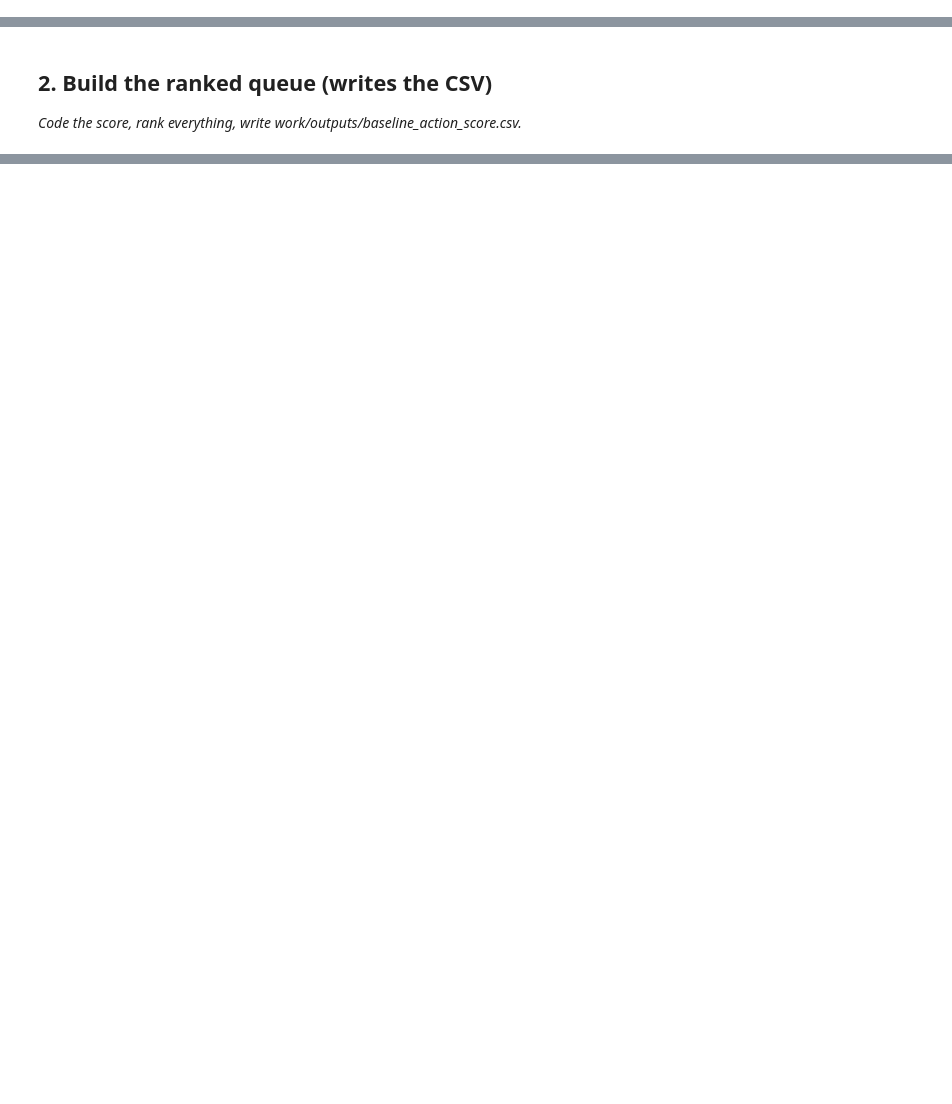
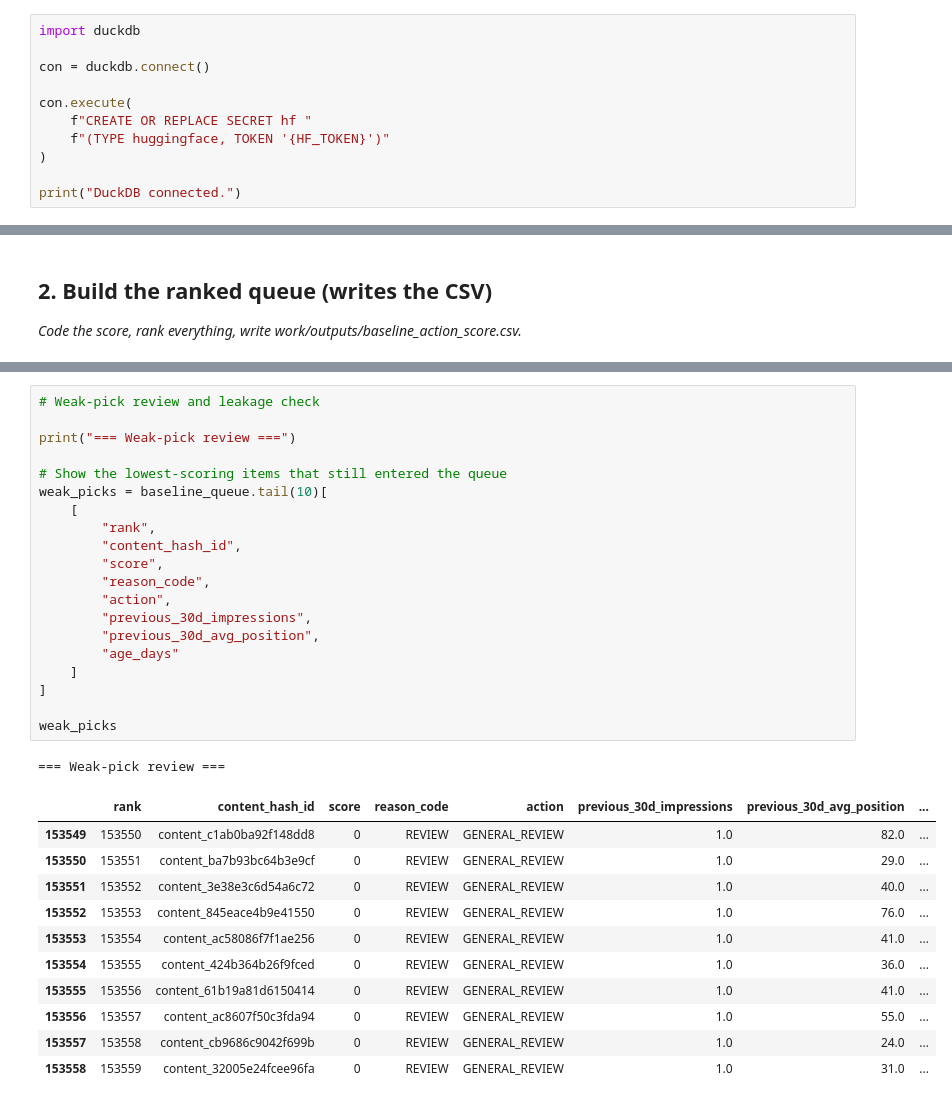
Before and after one commit to srivastava071/flyrank-ml-internship, a Jupyter notebook: work/notebooks/w04_baseline_score.ipynb, the cells around one changed output, grey strips where cells are left out. Cells and saved outputs as stored; diff of their text form; blank space fills up the shorter version.

```diff
--- a/work/notebooks/w04_baseline_score.ipynb
+++ b/work/notebooks/w04_baseline_score.ipynb
@@ -0,0 +26,11 @@
+# %%
+import duckdb
+
+con = duckdb.connect()
+
+con.execute(
+    f"CREATE OR REPLACE SECRET hf "
+    f"(TYPE huggingface, TOKEN '{HF_TOKEN}')"
+)
+
+print("DuckDB connected.")
@@ -36,0 +425,33 @@ This skeleton is yours to fill. Work the sections **in order** — each one has
+# %%
+# Weak-pick review and leakage check
+
+print("=== Weak-pick review ===")
+
+# Show the lowest-scoring items that still entered the queue
+weak_picks = baseline_queue.tail(10)[
+    [
+        "rank",
+        "content_hash_id",
+        "score",
+        "reason_code",
+        "action",
+        "previous_30d_impressions",
+        "previous_30d_avg_position",
+        "age_days"
+    ]
+]
+
+weak_picks
+# %% [output]
+=== Weak-pick review ===
+|  | rank | content_hash_id | score | reason_code | action | previous_30d_impressions | previous_30d_avg_position | ... |
+| 153549 | 153550 | content_c1ab0ba92f148dd8 | 0 | REVIEW | GENERAL_REVIEW | 1.0 | 82.0 | ... |
+| 153550 | 153551 | content_ba7b93bc64b3e9cf | 0 | REVIEW | GENERAL_REVIEW | 1.0 | 29.0 | ... |
+| 153551 | 153552 | content_3e38e3c6d54a6c72 | 0 | REVIEW | GENERAL_REVIEW | 1.0 | 40.0 | ... |
+| 153552 | 153553 | content_845eace4b9e41550 | 0 | REVIEW | GENERAL_REVIEW | 1.0 | 76.0 | ... |
+| 153553 | 153554 | content_ac58086f7f1ae256 | 0 | REVIEW | GENERAL_REVIEW | 1.0 | 41.0 | ... |
+| 153554 | 153555 | content_424b364b26f9fced | 0 | REVIEW | GENERAL_REVIEW | 1.0 | 36.0 | ... |
+| 153555 | 153556 | content_61b19a81d6150414 | 0 | REVIEW | GENERAL_REVIEW | 1.0 | 41.0 | ... |
+| 153556 | 153557 | content_ac8607f50c3fda94 | 0 | REVIEW | GENERAL_REVIEW | 1.0 | 55.0 | ... |
+| 153557 | 153558 | content_cb9686c9042f699b | 0 | REVIEW | GENERAL_REVIEW | 1.0 | 24.0 | ... |
+| 153558 | 153559 | content_32005e24fcee96fa | 0 | REVIEW | GENERAL_REVIEW | 1.0 | 31.0 | ... |
```
Also changed, not shown: parts of 27 cells of this notebook.
